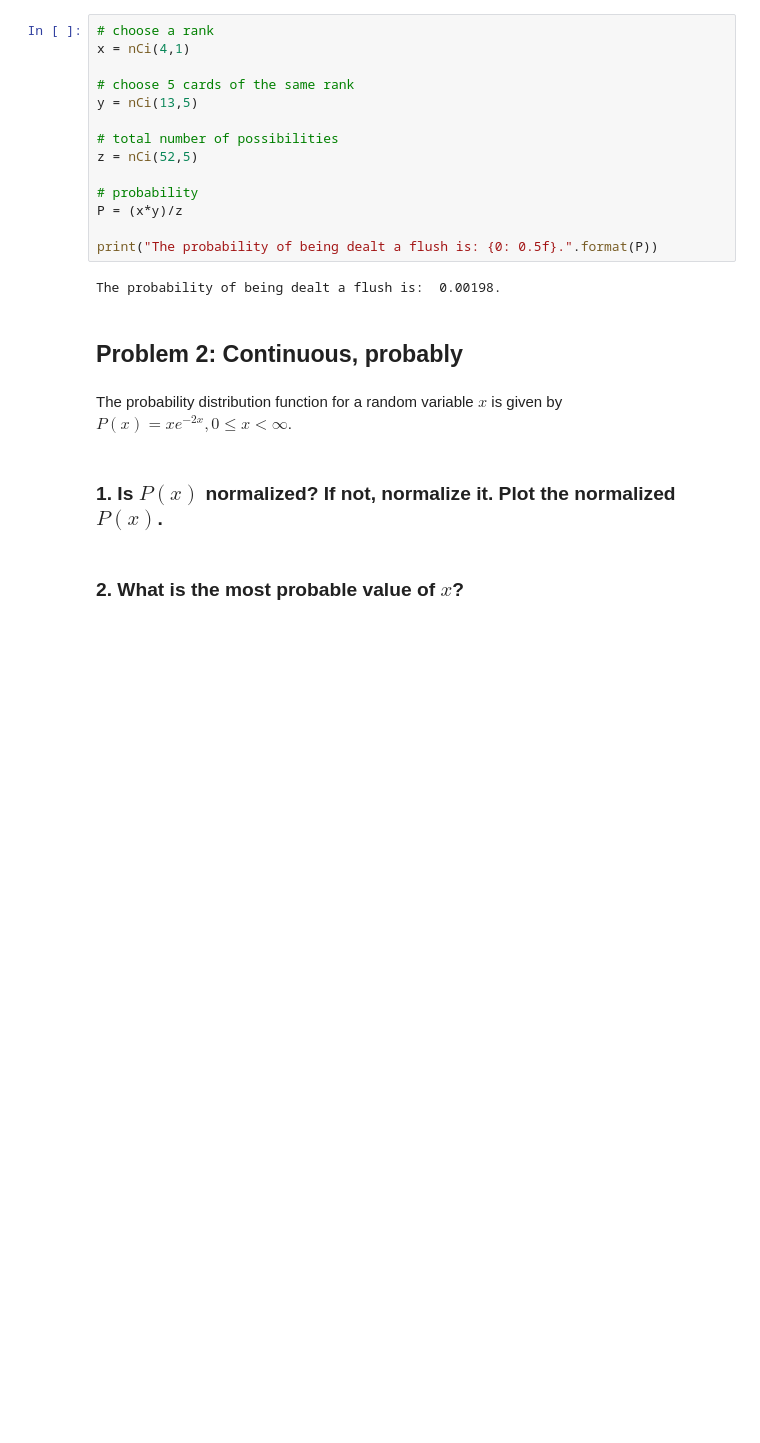
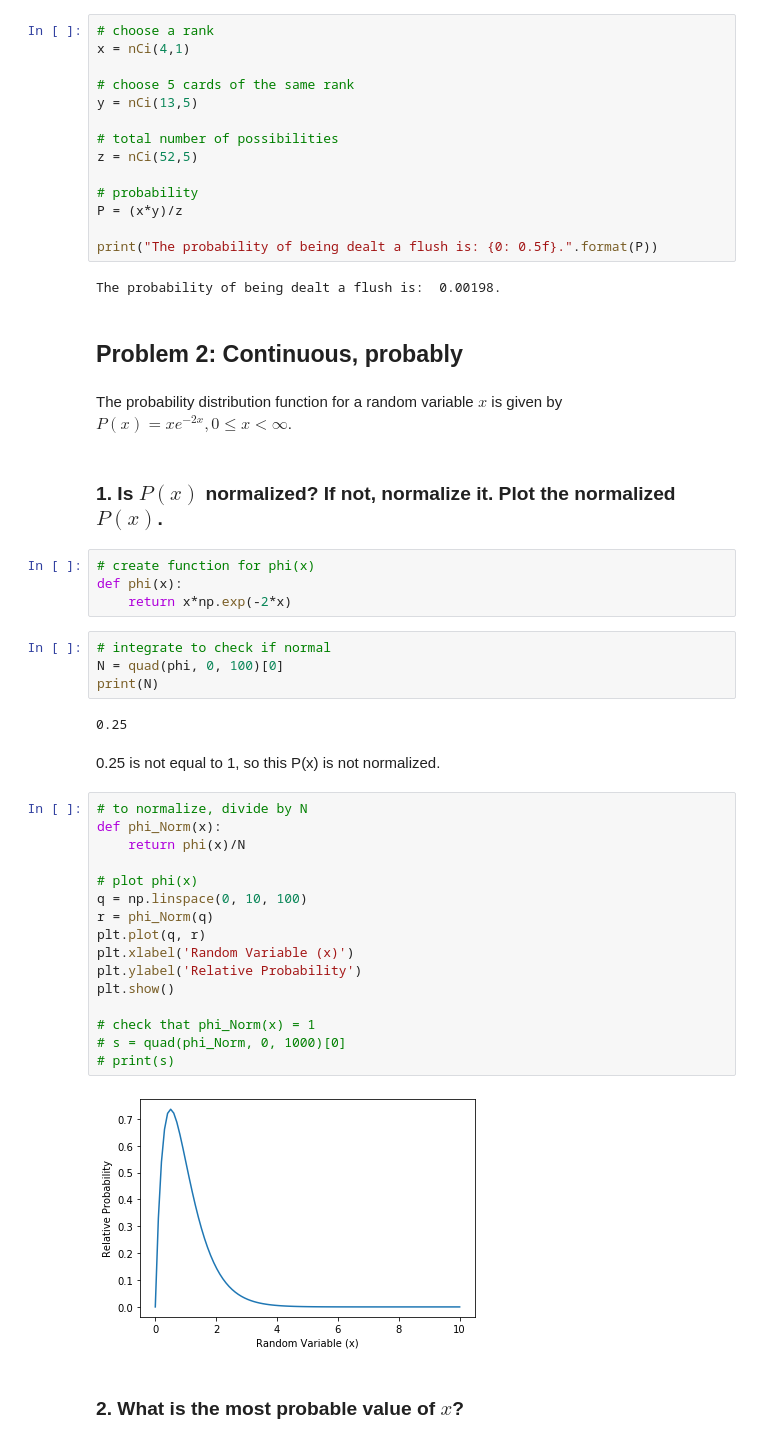
Before and after one commit to devonngo/CHE30324, a Jupyter notebook: Homework/HW1-work.ipynb, the cells around one changed output. Drawn from its saved outputs; the diff is of its cells as text; blank space fills up the shorter version.

```diff
--- a/Homework/HW1-work.ipynb
+++ b/Homework/HW1-work.ipynb
@@ -67,5 +69,35 @@ The probability of being dealt a flush is:  0.00198.
 The probability distribution function for a random variable $x$ is given by $P(x)=x e^{-2x}, 0\le x < \infty$.
 # %% [markdown]
 ### 1. Is $P(x)$ normalized?  If not, normalize it.  Plot the normalized $P(x)$.
+# %%
+# create function for phi(x)
+def phi(x):
+    return x*np.exp(-2*x)
+# %%
+# integrate to check if normal
+N = quad(phi, 0, 100)[0]
+print(N)
+# %% [output]
+0.25
+# %% [markdown]
+0.25 is not equal to 1, so this P(x) is not normalized.
+# %%
+# to normalize, divide by N
+def phi_Norm(x):
+    return phi(x)/N
+
+# plot phi(x)
+q = np.linspace(0, 10, 100)
+r = phi_Norm(q)
+plt.plot(q, r)
+plt.xlabel('Random Variable (x)')
+plt.ylabel('Relative Probability')
+plt.show()
+
+# check that phi_Norm(x) = 1
+# s = quad(phi_Norm, 0, 1000)[0]
+# print(s)
+# %% [output]
+[figure, added]
 # %% [markdown]
 ### 2. What is the most probable value of $x$?
```
Also changed, not shown: parts of 5 cells of this notebook.
